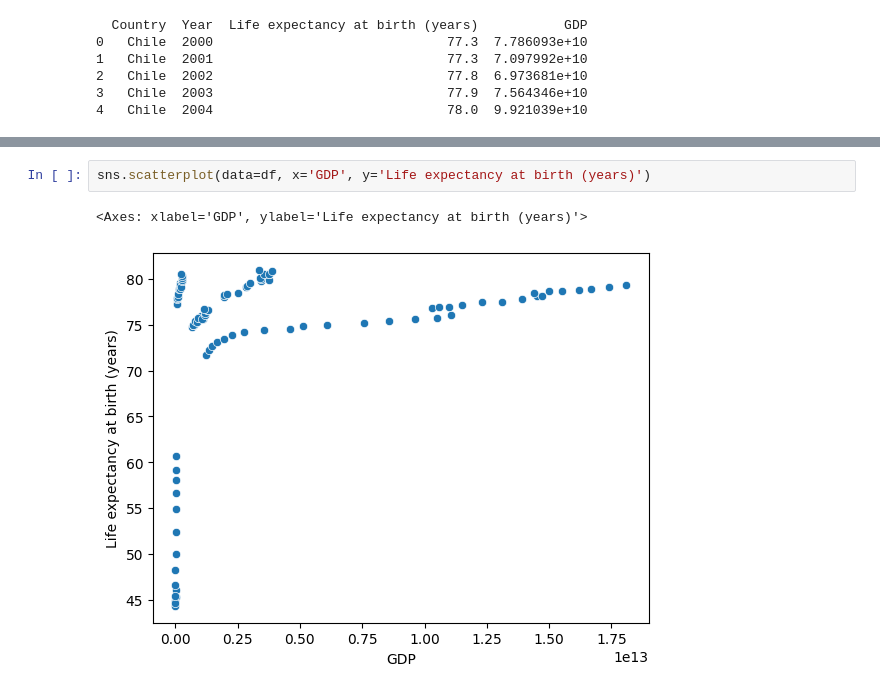
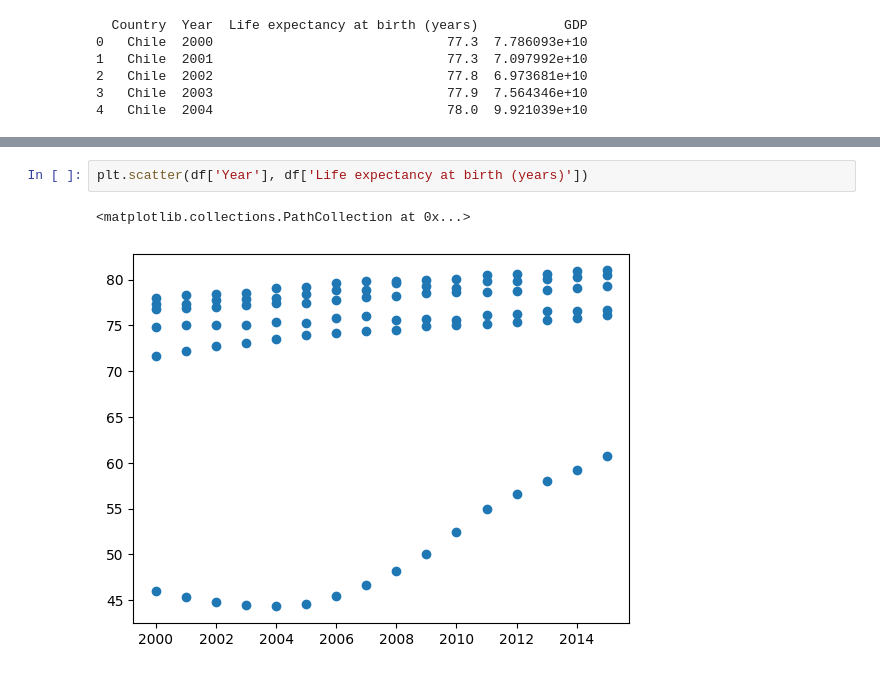
Before and after one commit to simonnordby/life_expectancy_GDP, a Jupyter notebook: life_exp_GDP.ipynb, the cells around one changed output, grey strips where cells are left out. Saved outputs shown, nothing was run; the diff lists cells and outputs as text.

```diff
--- a/life_exp_GDP.ipynb
+++ b/life_exp_GDP.ipynb
@@ -21,5 +49,5 @@ print(df.head())
 # %%
-sns.scatterplot(data=df, x='GDP', y='Life expectancy at birth (years)')
+plt.scatter(df['Year'], df['Life expectancy at birth (years)'])
 # %% [output]
-<Axes: xlabel='GDP', ylabel='Life expectancy at birth (years)'>
+<matplotlib.collections.PathCollection at 0x...>
-[figure, old version]
+[figure, new version]
```
Also changed, not shown: parts of 2 cells of this notebook.
